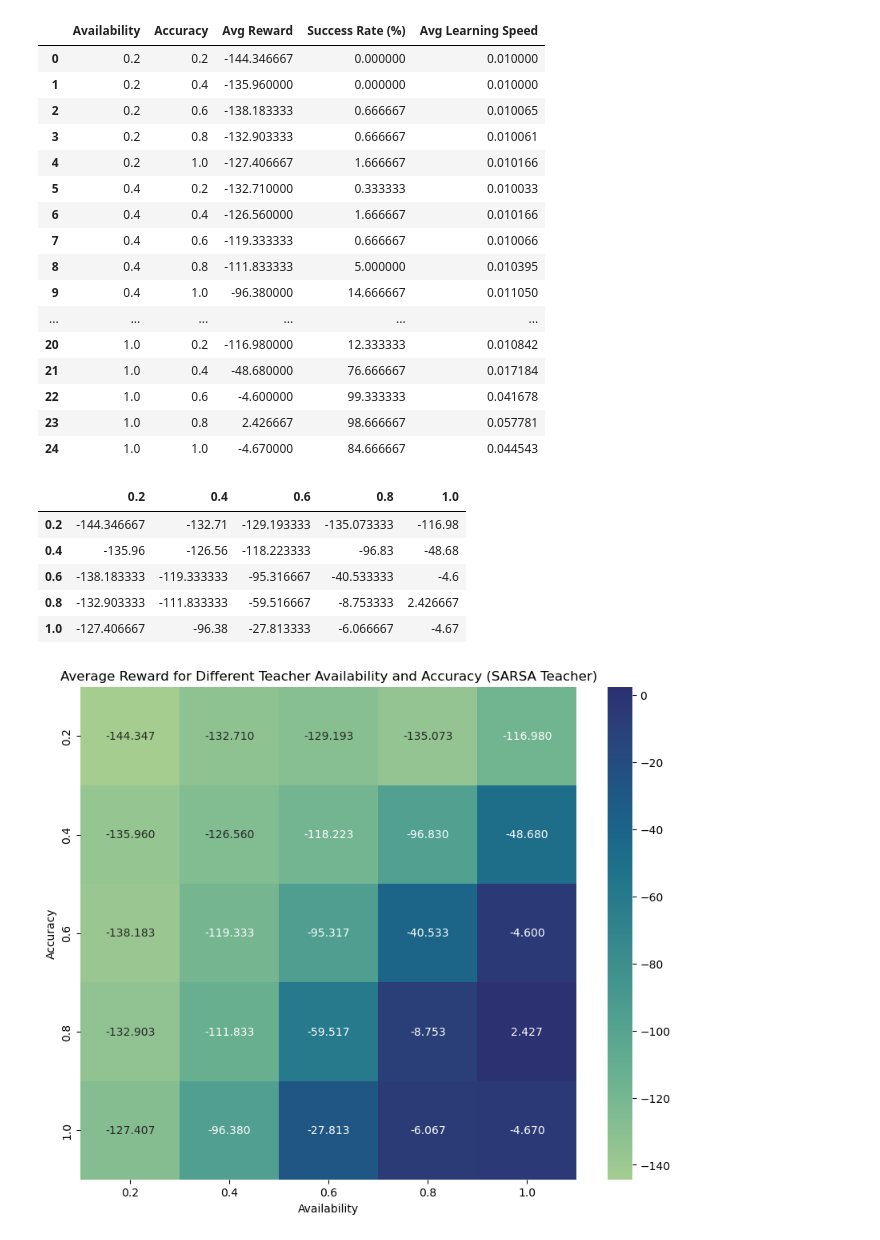
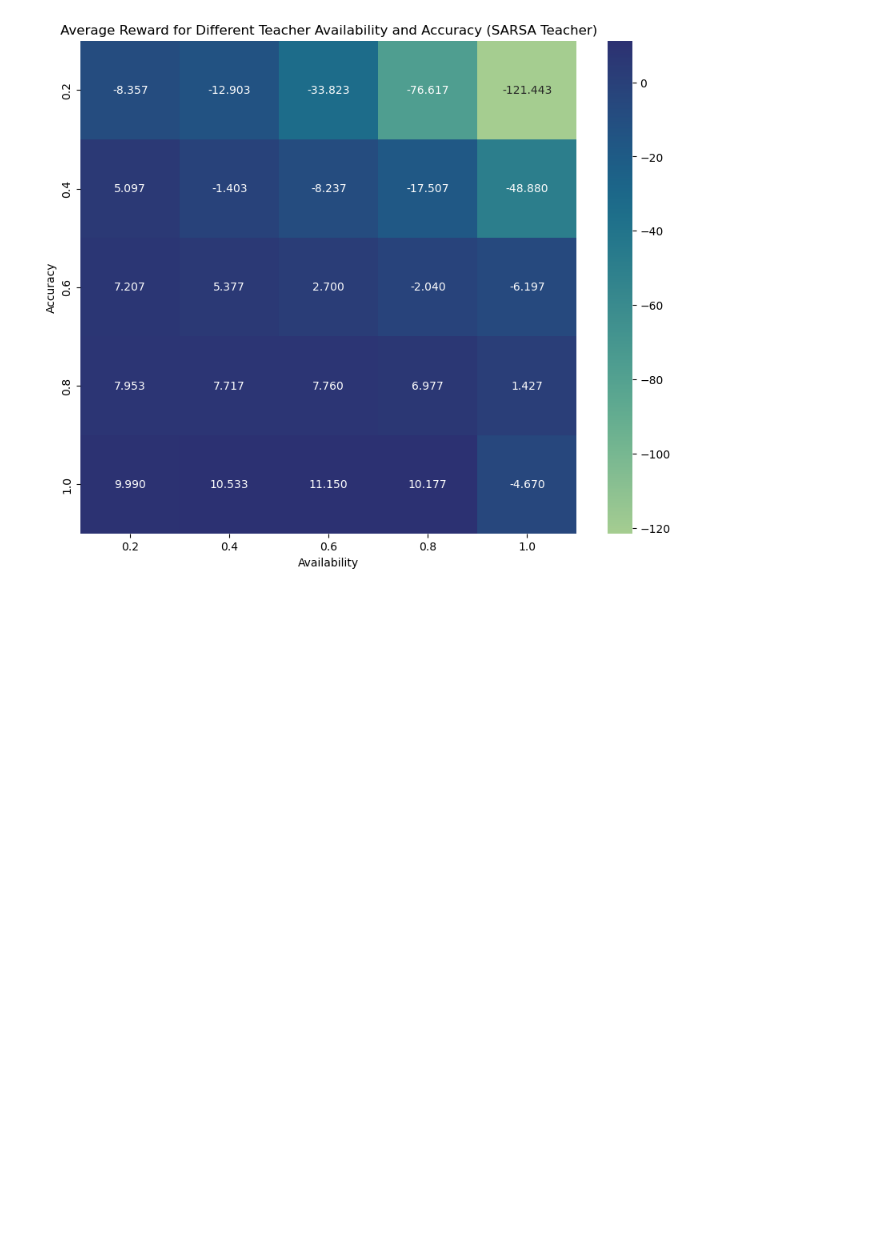
Before and after one commit to namtran3103/UNSWAI2, a Jupyter notebook: assignment2.ipynb, the cells around one changed output. Saved outputs shown, nothing was run; the diff lists cells and outputs as text; code cells hidden in the pictures; blank space fills up the shorter version.

```diff
--- a/assignment2.ipynb
+++ b/assignment2.ipynb
@@ -289,8 +288,8 @@ def studentQTraining(a, b):
             nextStateStudQ = nextStateTwoDimStudQ[0]*10 + nextStateTwoDimStudQ[1]
 
             # Update Q-table
-            studentQ[stateStudQ, actionStudQ] = studentQ[stateStudQ, actionStudQ]
-            + alphaQ * (rewardStudQ + gammaQ * np.max(studentQ[nextStateStudQ, :]) - studentQ[stateStudQ, actionStudQ])
+            studentQ[stateStudQ, actionStudQ] = studentQ[stateStudQ, actionStudQ] + alphaQ * \
+                (rewardStudQ + gammaQ * np.max(studentQ[nextStateStudQ, :]) - studentQ[stateStudQ, actionStudQ])
 
             # Update metrics
             totalRewardsStudQ += rewardStudQ
@@ -328,8 +327,8 @@ for a in availability:
 
 envQ.close()
 
-display(dataFrameQ)
-display(dataFrameHeatQ)
+# display(dataFrameQ)
+# display(dataFrameHeatQ)
 
 #save the dataframes to csv
 dataFrameQ.to_csv('dataFrameQlearning.csv', index=False)
@@ -419,8 +395,8 @@ def studentSarsaTraining(a,b):
                     nextActionStudS = random.choice(validActions)
 
             # Update Q-table
-            studentSarsa[stateStudS, actionStudS] = studentSarsa[stateStudS, actionStudS]
-            + alphaS * (rewardStudS + gammaS * studentSarsa[nextStateStudS, nextActionStudS] - studentSarsa[stateStudS, actionStudS])
+            studentSarsa[stateStudS, actionStudS] = studentSarsa[stateStudS, actionStudS] + alphaS * (
+                rewardStudS + gammaS * studentSarsa[nextStateStudS, nextActionStudS] - studentSarsa[stateStudS, actionStudS])
 
             # Update metrics
             totalRewardsStudS += rewardStudS
@@ -446,59 +422,36 @@ def studentSarsaTraining(a,b):
     # Calculate metrics
     successRateStudS = calculateSuccessRate(successfulEpStudS, maxEpisodesS)
     averageRewardPerEpStudS = calculateAverageRewardPerEpisode(totalRewardsPerEpStudS)
     averageLearningSpeedStudS = calculateAverageLearningSpeed(stepsPerEpStudS)
 
     dataFrameSarsa.loc[len(dataFrameSarsa)] = [a, b, averageRewardPerEpStudS, successRateStudS, averageLearningSpeedStudS]
     # flip b and a because index is accuracy and column is availability
     dataFrameHeatSarsa.loc[b,a] = averageRewardPerEpStudS
 
 
 for a in availability:
     for b in accuracy:
         studentSarsaTraining(a, b)
 
 envS.close()
 
-display(dataFrameSarsa)
-display(dataFrameHeatSarsa)
+# display(dataFrameSarsa)
+# display(dataFrameHeatSarsa)
 
 # Save the dataframes to csv
 dataFrameSarsa.to_csv('dataFrameSarsa.csv', index=False)
 
 # Convert the data frame to numeric values for heatmap
 dataFrameHeatSarsa = dataFrameHeatSarsa.apply(pd.to_numeric)
 # Plot the heatmap
 plt.figure(figsize=(10, 8))
 sn.heatmap(dataFrameHeatSarsa, annot=True, fmt=".3f", cmap="crest")
 plt.title("Average Reward for Different Teacher Availability and Accuracy (SARSA Teacher)")
 plt.xlabel("Availability")
 plt.ylabel("Accuracy")
 plt.show()
 # %% [output]
-|  | Availability | Accuracy | Avg Reward | Success Rate (%) | Avg Learning Speed |
-| 0 | 0.2 | 0.2 | -144.346667 | 0.000000 | 0.010000 |
-| 1 | 0.2 | 0.4 | -135.960000 | 0.000000 | 0.010000 |
-| 2 | 0.2 | 0.6 | -138.183333 | 0.666667 | 0.010065 |
-| 3 | 0.2 | 0.8 | -132.903333 | 0.666667 | 0.010061 |
-| 4 | 0.2 | 1.0 | -127.406667 | 1.666667 | 0.010166 |
-| 5 | 0.4 | 0.2 | -132.710000 | 0.333333 | 0.010033 |
-| 6 | 0.4 | 0.4 | -126.560000 | 1.666667 | 0.010166 |
-| 7 | 0.4 | 0.6 | -119.333333 | 0.666667 | 0.010066 |
-| 8 | 0.4 | 0.8 | -111.833333 | 5.000000 | 0.010395 |
-| 9 | 0.4 | 1.0 | -96.380000 | 14.666667 | 0.011050 |
-| ... | ... | ... | ... | ... | ... |
-| 20 | 1.0 | 0.2 | -116.980000 | 12.333333 | 0.010842 |
-| 21 | 1.0 | 0.4 | -48.680000 | 76.666667 | 0.017184 |
-| 22 | 1.0 | 0.6 | -4.600000 | 99.333333 | 0.041678 |
-| 23 | 1.0 | 0.8 | 2.426667 | 98.666667 | 0.057781 |
-| 24 | 1.0 | 1.0 | -4.670000 | 84.666667 | 0.044543 |
-|  | 0.2 | 0.4 | 0.6 | 0.8 | 1.0 |
-| 0.2 | -144.346667 | -132.71 | -129.193333 | -135.073333 | -116.98 |
-| 0.4 | -135.96 | -126.56 | -118.223333 | -96.83 | -48.68 |
-| 0.6 | -138.183333 | -119.333333 | -95.316667 | -40.533333 | -4.6 |
-| 0.8 | -132.903333 | -111.833333 | -59.516667 | -8.753333 | 2.426667 |
-| 1.0 | -127.406667 | -96.38 | -27.813333 | -6.066667 | -4.67 |
-[figure, old version]
+[figure, new version]
 # %%
 dfLoadQ = pd.read_csv('dataFrameQlearning.csv')
 
```
Also changed, not shown: parts of 6 cells of this notebook, 2 other files.
